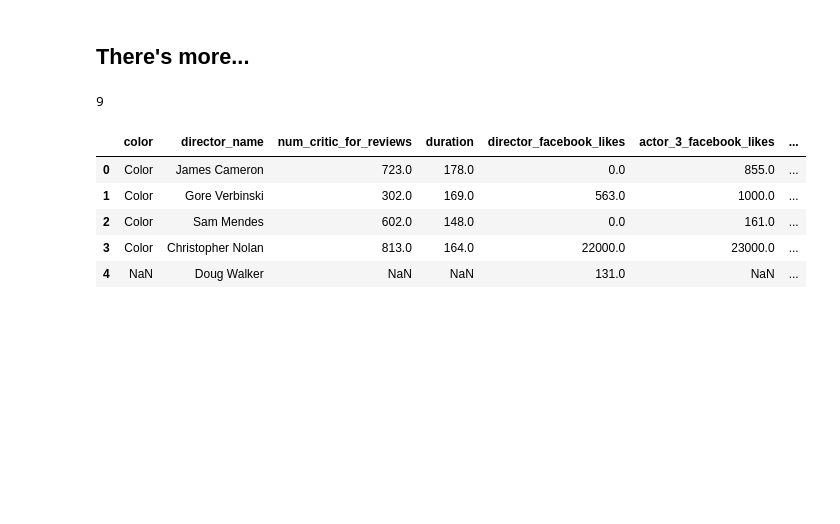
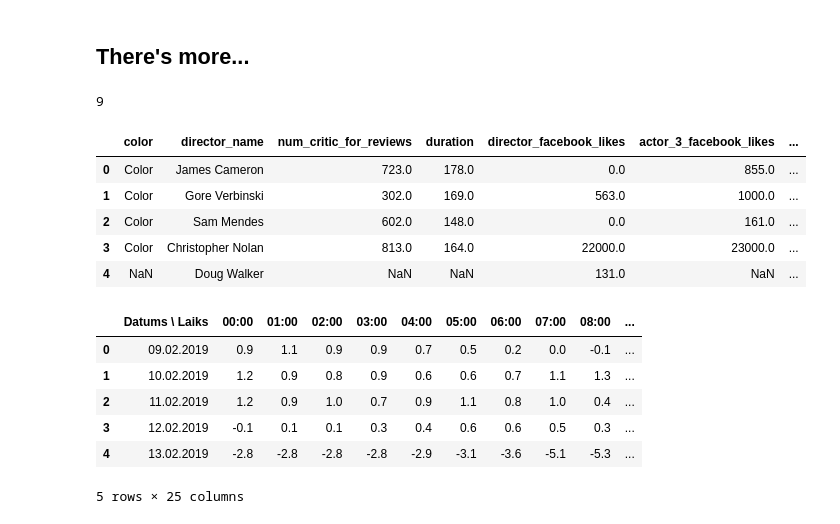
Before and after one commit to ValRCS/RCS_ML_01_20, a Jupyter notebook: Pandas-CookBook/Chapter 01 Pandas Foundations.ipynb, the cells around one changed output. Saved outputs shown, nothing was run; the diff lists cells and outputs as text; code cells hidden in the pictures; blank space fills up the shorter version.

```diff
--- a/Pandas-CookBook/Chapter 01 Pandas Foundations.ipynb
+++ b/Pandas-CookBook/Chapter 01 Pandas Foundations.ipynb
@@ -1418,3 +1418,18 @@ movie.head()
 | 2 | Color | Sam Mendes | 602.0 | 148.0 | 0.0 | 161.0 | ... |
 | 3 | Color | Christopher Nolan | 813.0 | 164.0 | 22000.0 | 23000.0 | ... |
 | 4 | NaN | Doug Walker | NaN | NaN | 131.0 | NaN | ... |
+# %%
+# HW WOrk with Aluksne.xls Find the coldest hour, the coldest temperature
+# most snow!
+# videjo temperaturu Martā 2019
+# use sheet=0 parameter to change sheets
+aluksnetmp = pd.read_excel("../data/Aluksne.xls", header=1)
+aluksne.head()
+# %% [output]
+|  | Datums \ Laiks | 00:00 | 01:00 | 02:00 | 03:00 | 04:00 | 05:00 | 06:00 | 07:00 | 08:00 | ... |
+| 0 | 09.02.2019 | 0.9 | 1.1 | 0.9 | 0.9 | 0.7 | 0.5 | 0.2 | 0.0 | -0.1 | ... |
+| 1 | 10.02.2019 | 1.2 | 0.9 | 0.8 | 0.9 | 0.6 | 0.6 | 0.7 | 1.1 | 1.3 | ... |
+| 2 | 11.02.2019 | 1.2 | 0.9 | 1.0 | 0.7 | 0.9 | 1.1 | 0.8 | 1.0 | 0.4 | ... |
+| 3 | 12.02.2019 | -0.1 | 0.1 | 0.1 | 0.3 | 0.4 | 0.6 | 0.6 | 0.5 | 0.3 | ... |
+| 4 | 13.02.2019 | -2.8 | -2.8 | -2.8 | -2.8 | -2.9 | -3.1 | -3.6 | -5.1 | -5.3 | ... |
+5 rows × 25 columns
```
